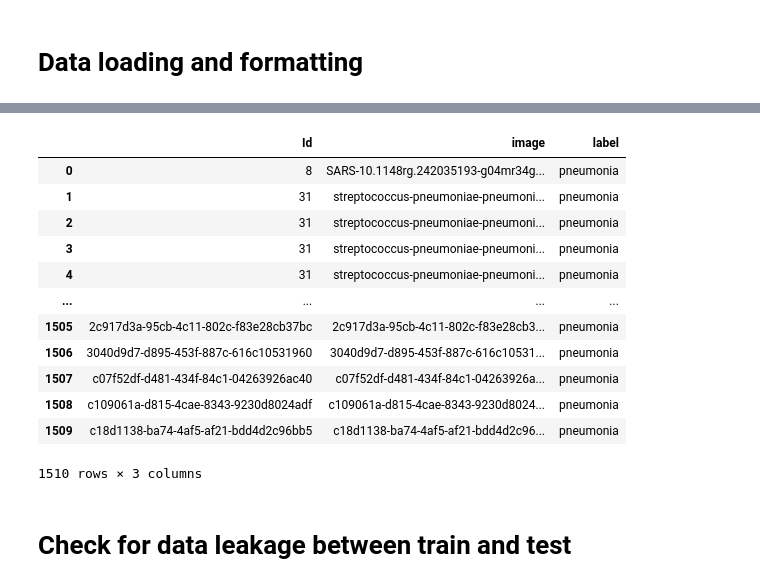
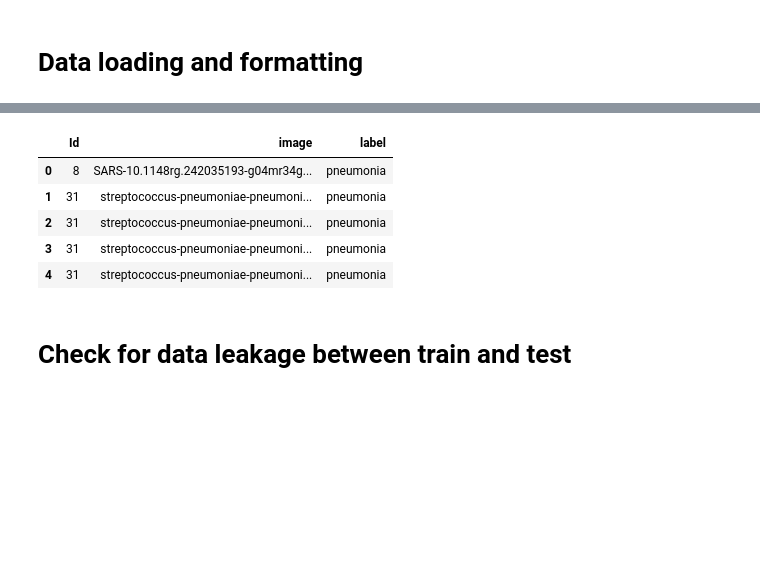
Before and after one commit to lucasmiranda42/covidX_transfer, a Jupyter notebook: data_preprocessing.ipynb, the cells around one changed output, grey strips where cells are left out. Saved outputs shown, nothing was run; the diff lists cells and outputs as text; code cells hidden in the pictures; blank space fills up the shorter version.

```diff
--- a/data_preprocessing.ipynb
+++ b/data_preprocessing.ipynb
@@ -32,21 +26,14 @@ train
 # %%
 test  = pd.read_csv(wdir + '/test_split_v3.txt', sep=' ', header=None)
 test.columns = ['Id', 'image', 'label']
-test
+test.head()
 # %% [output]
 |  | Id | image | label |
 | 0 | 8 | SARS-10.1148rg.242035193-g04mr34g... | pneumonia |
 | 1 | 31 | streptococcus-pneumoniae-pneumoni... | pneumonia |
 | 2 | 31 | streptococcus-pneumoniae-pneumoni... | pneumonia |
 | 3 | 31 | streptococcus-pneumoniae-pneumoni... | pneumonia |
 | 4 | 31 | streptococcus-pneumoniae-pneumoni... | pneumonia |
-| ... | ... | ... | ... |
-| 1505 | 2c917d3a-95cb-4c11-802c-f83e28cb37bc | 2c917d3a-95cb-4c11-802c-f83e28cb3... | pneumonia |
-| 1506 | 3040d9d7-d895-453f-887c-616c10531960 | 3040d9d7-d895-453f-887c-616c10531... | pneumonia |
-| 1507 | c07f52df-d481-434f-84c1-04263926ac40 | c07f52df-d481-434f-84c1-04263926a... | pneumonia |
-| 1508 | c109061a-d815-4cae-8343-9230d8024adf | c109061a-d815-4cae-8343-9230d8024... | pneumonia |
-| 1509 | c18d1138-ba74-4af5-af21-bdd4d2c96bb5 | c18d1138-ba74-4af5-af21-bdd4d2c96... | pneumonia |
-1510 rows × 3 columns
 # %% [markdown]
 # Check for data leakage between train and test
 # %%
```
Also changed, not shown: parts of 4 cells of this notebook.
